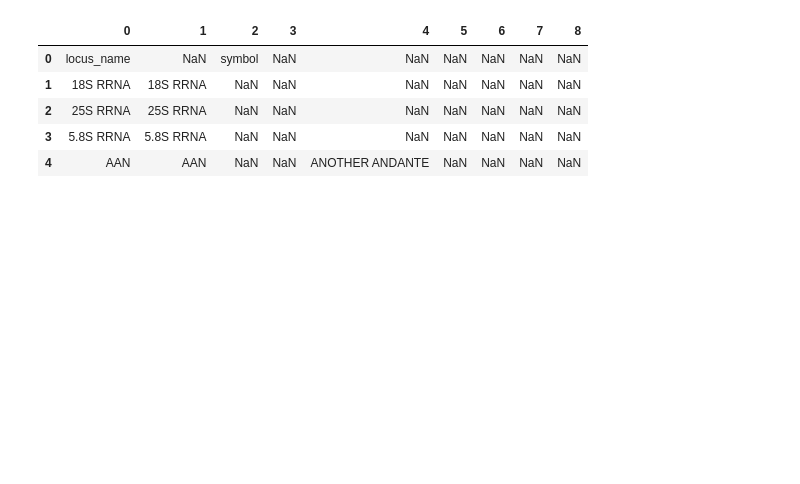
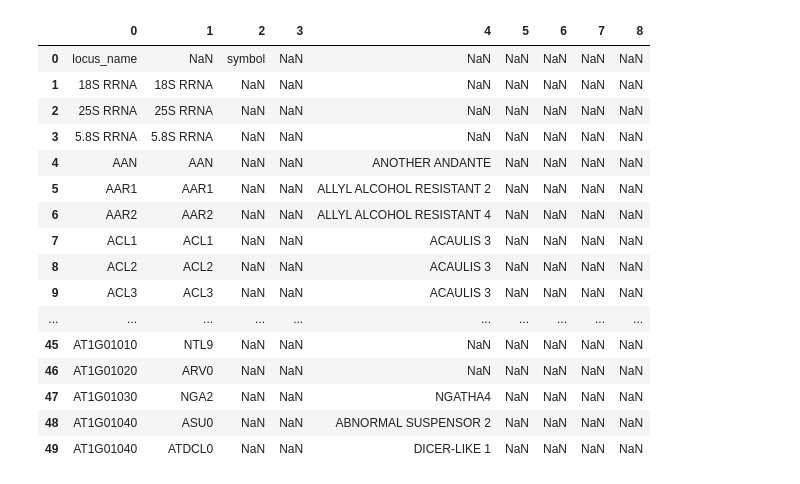
Before and after one commit to ammarlakda/phoenixbio, a Jupyter notebook: Phoenix Bioinformatics/test.ipynb, the cells around one changed output. Saved outputs shown, nothing was run; the diff lists cells and outputs as text; code cells hidden in the pictures; blank space fills up the shorter version.

```diff
--- a/Phoenix Bioinformatics/test.ipynb
+++ b/Phoenix Bioinformatics/test.ipynb
@@ -11,11 +11,22 @@ column_names = [i for i in range(0, max(col_count))]
 ### Read csv
 df = pd.read_csv("gene_aliases_20210930.csv", header=None, delimiter=",", names=column_names)
 # %%
-df.head()
+df.head(50)
 # %% [output]
 |  | 0 | 1 | 2 | 3 | 4 | 5 | 6 | 7 | 8 |
 | 0 | locus_name | NaN | symbol | NaN | NaN | NaN | NaN | NaN | NaN |
 | 1 | 18S RRNA | 18S RRNA | NaN | NaN | NaN | NaN | NaN | NaN | NaN |
 | 2 | 25S RRNA | 25S RRNA | NaN | NaN | NaN | NaN | NaN | NaN | NaN |
 | 3 | 5.8S RRNA | 5.8S RRNA | NaN | NaN | NaN | NaN | NaN | NaN | NaN |
 | 4 | AAN | AAN | NaN | NaN | ANOTHER ANDANTE | NaN | NaN | NaN | NaN |
+| 5 | AAR1 | AAR1 | NaN | NaN | ALLYL ALCOHOL RESISTANT 2 | NaN | NaN | NaN | NaN |
+| 6 | AAR2 | AAR2 | NaN | NaN | ALLYL ALCOHOL RESISTANT 4 | NaN | NaN | NaN | NaN |
+| 7 | ACL1 | ACL1 | NaN | NaN | ACAULIS 3 | NaN | NaN | NaN | NaN |
+| 8 | ACL2 | ACL2 | NaN | NaN | ACAULIS 3 | NaN | NaN | NaN | NaN |
+| 9 | ACL3 | ACL3 | NaN | NaN | ACAULIS 3 | NaN | NaN | NaN | NaN |
+| ... | ... | ... | ... | ... | ... | ... | ... | ... | ... |
+| 45 | AT1G01010 | NTL9 | NaN | NaN | NaN | NaN | NaN | NaN | NaN |
+| 46 | AT1G01020 | ARV0 | NaN | NaN | NaN | NaN | NaN | NaN | NaN |
+| 47 | AT1G01030 | NGA2 | NaN | NaN | NGATHA4 | NaN | NaN | NaN | NaN |
+| 48 | AT1G01040 | ASU0 | NaN | NaN | ABNORMAL SUSPENSOR 2 | NaN | NaN | NaN | NaN |
+| 49 | AT1G01040 | ATDCL0 | NaN | NaN | DICER-LIKE 1 | NaN | NaN | NaN | NaN |
```
Also changed, not shown: 3 other files.
